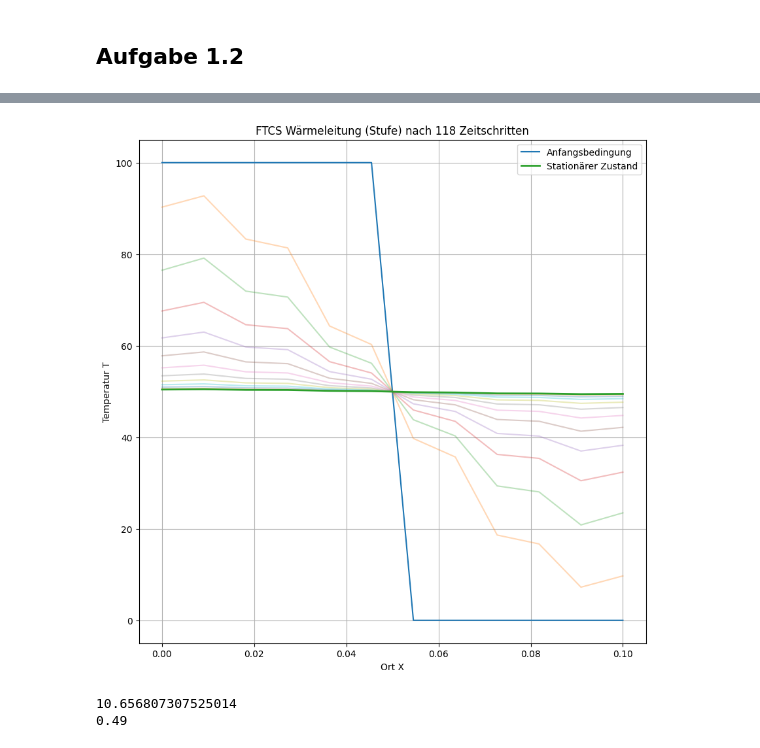
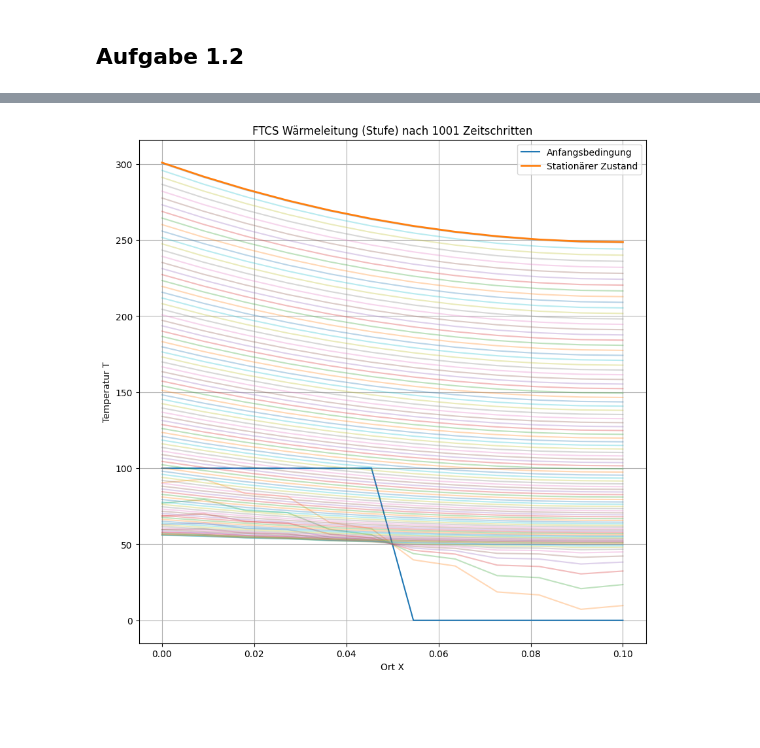
Before and after one commit to BieriCyril/ZHAW_STt_NUM1, a Jupyter notebook: NUM1_Praktikum_W13.ipynb, the cells around one changed output, grey strips where cells are left out. Saved outputs shown, nothing was run; the diff lists cells and outputs as text; code cells hidden in the pictures; blank space fills up the shorter version.

```diff
--- a/NUM1_Praktikum_W13.ipynb
+++ b/NUM1_Praktikum_W13.ipynb
@@ -143,8 +143,8 @@ s = 0.49
 tau = s * h**2 / a # Zeitschritt (Stabilitätsgrenze ist h**2 / a / 2)
 
 # Steigungen links und rechts
-l = lambda t :   0
-r = lambda t :   0
+l = lambda t :   0 * t ## kein fluss
+r = lambda t :   0 * t ## kein fluss
 
 
 t= 0 # zeit gebraucht
@@ -186,35 +186,34 @@ while change > tol:
 
 #aufgabe 1     T[1, 1:-1] = s * (T[0, 2:] + T[0, :-2]) + (1 - 2 * s) * T[0, 1:-1]
 
     ## aus beispiel
     T[1, 0]   = 2 * s * ( T[0, 1] - T[0, 0] - h * l( t_current)) + T[0,0]
     #T[1, 1:J] =     s * ( T[0, 2:J+1] + T[0, :J-1]) + (1 - 2 * s) * T[0, 1:J]
     T[1, 1:J] =      s * (T[0, 2:J+1] + T[0, 0:J-1]) + (1 - 2 * s) * T[0, 1:J]
     T[1, J]   = 2 * s * ( T[0, J-1] - T[0, J] + h * r( t_current)) + T[0, J]
 
     # 3. Maximale Temperaturänderung zwischen diesem und dem vorherigen Schritt messen
     change = np.max(np.abs(T[1] - T[0]))
 
     # 4. In regelmäßigen Zeitschritten den aktuellen Zustand plotten
     schritte += 1
     t_current += tau       # Physikalische Zeit fortschreibe
     if schritte % 10 == 0:
         plt.plot(X, T[1], alpha=0.3) # T[1] ist der neu berechnete Zustand
 
     # 5. ERST JETZT das alte T[0] mit den Werten des neu berechneten Schritts (T[1]) überschreiben
     T[0, :] = T[1, :]
 
+    if schritte > 1000:
+        break
+
 
 # Finalen Zustand zur Verdeutlichung grün einzeichnen
 plt.plot(X, T[1],  label="Stationärer Zustand", linewidth=2)
 plt.title(f"FTCS Wärmeleitung (Stufe) nach {schritte} Zeitschritten")
 plt.xlabel("Ort X")
 plt.ylabel("Temperatur T")
 plt.legend()
 plt.show()
-print(tau)
-print(s)
 # %% [output]
-[figure, old version]
+[figure, new version]
-10.656807307525014
-0.49
```
